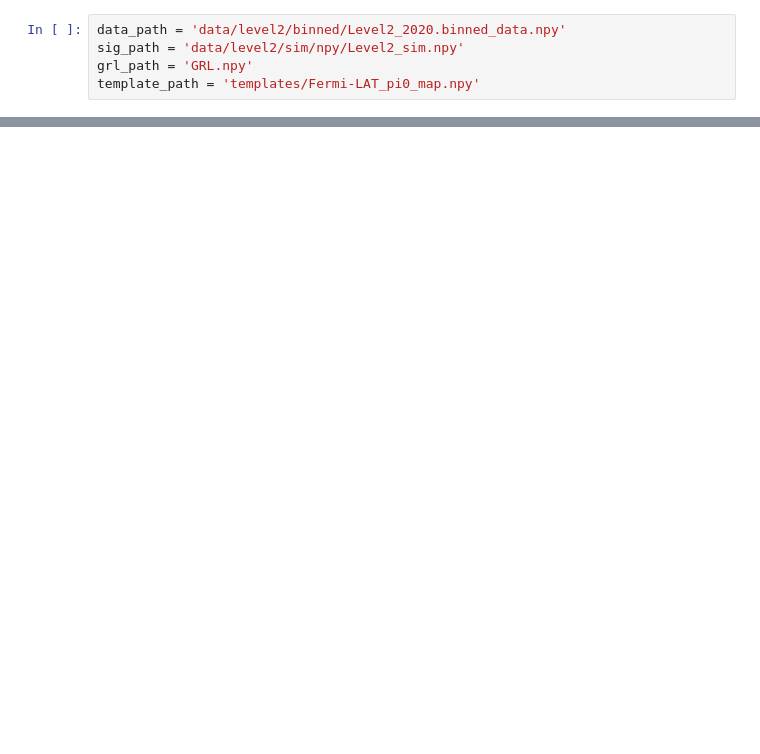
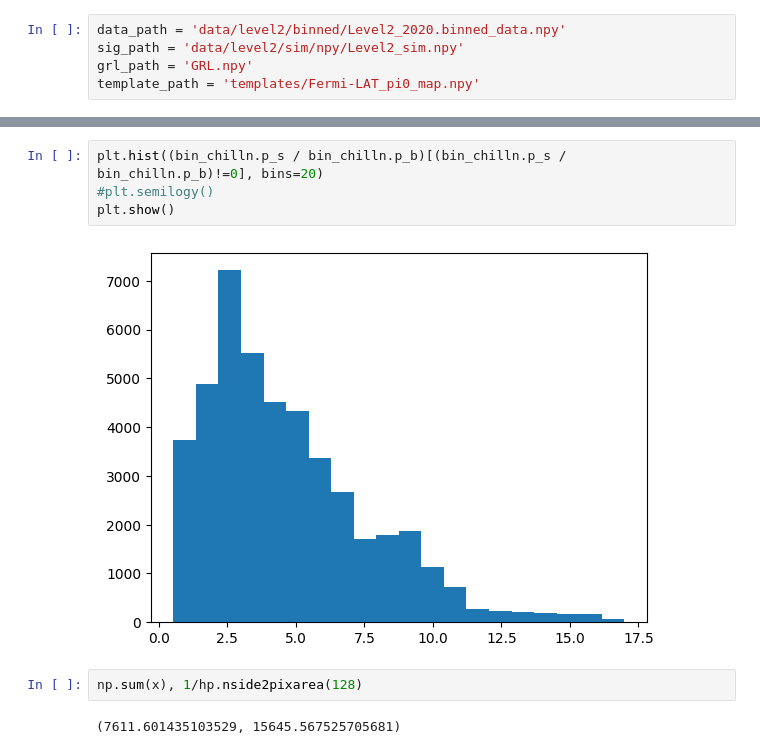
Before and after one commit to MACampana/BinnedTracks, a Jupyter notebook: NEW_BinnedAnalysis.ipynb, the cells around one changed output, grey strips where cells are left out. Drawn from its saved outputs; the diff is of its cells as text; blank space fills up the shorter version.

```diff
--- a/NEW_BinnedAnalysis.ipynb
+++ b/NEW_BinnedAnalysis.ipynb
@@ -708,0 +779,10 @@ bin_chilln = BinnedTemplateAllSky(data_path, sig_path, grl_path, is_binned=True,
+# %%
+plt.hist((bin_chilln.p_s / bin_chilln.p_b)[(bin_chilln.p_s / bin_chilln.p_b)!=0], bins=20)
+#plt.semilogy()
+plt.show()
+# %% [output]
+[figure, added]
+# %%
+np.sum(x), 1/hp.nside2pixarea(128)
+# %% [output]
+(7611.601435103529, 15645.567525705681)
```
Also changed, not shown: parts of 8 cells of this notebook.
